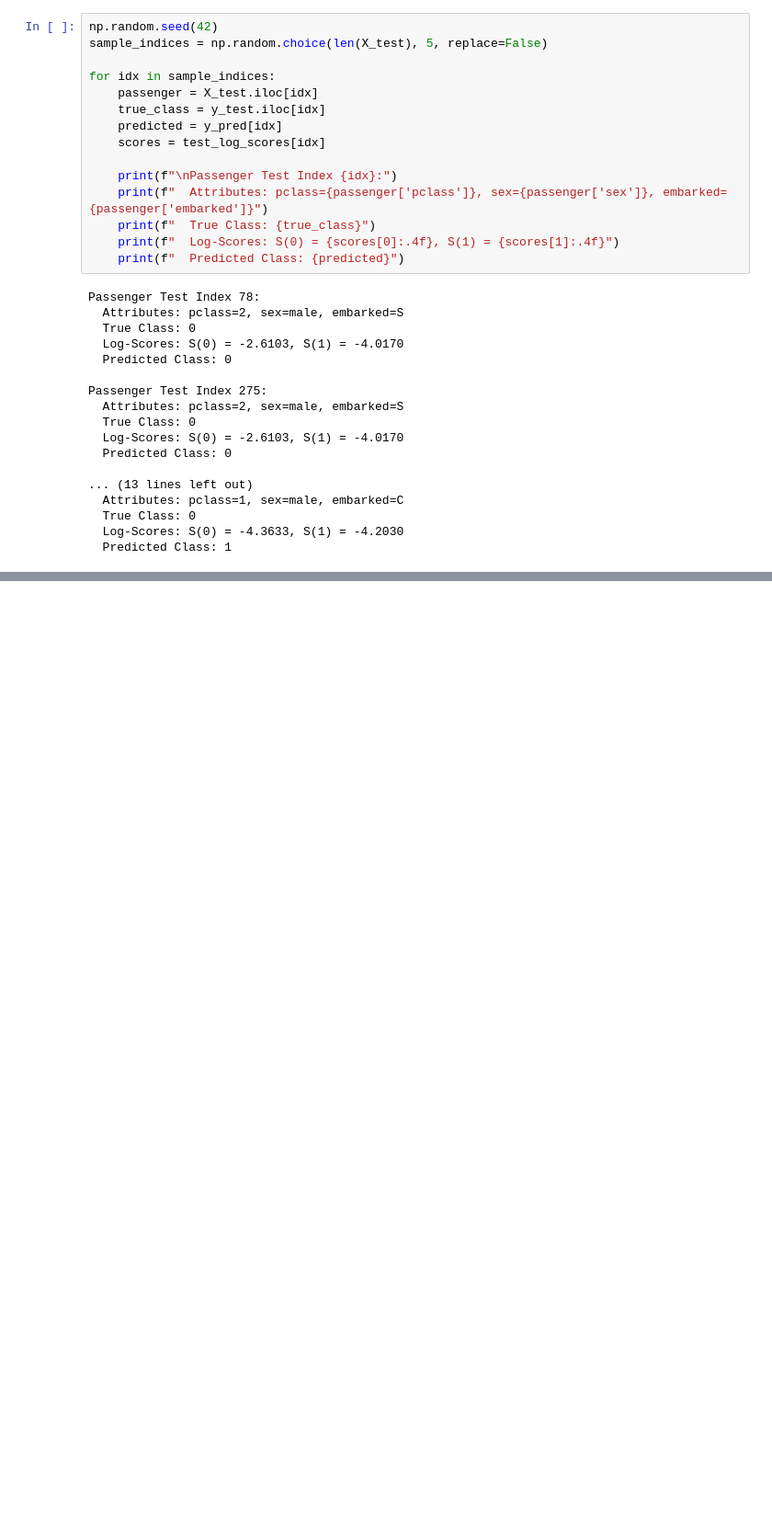
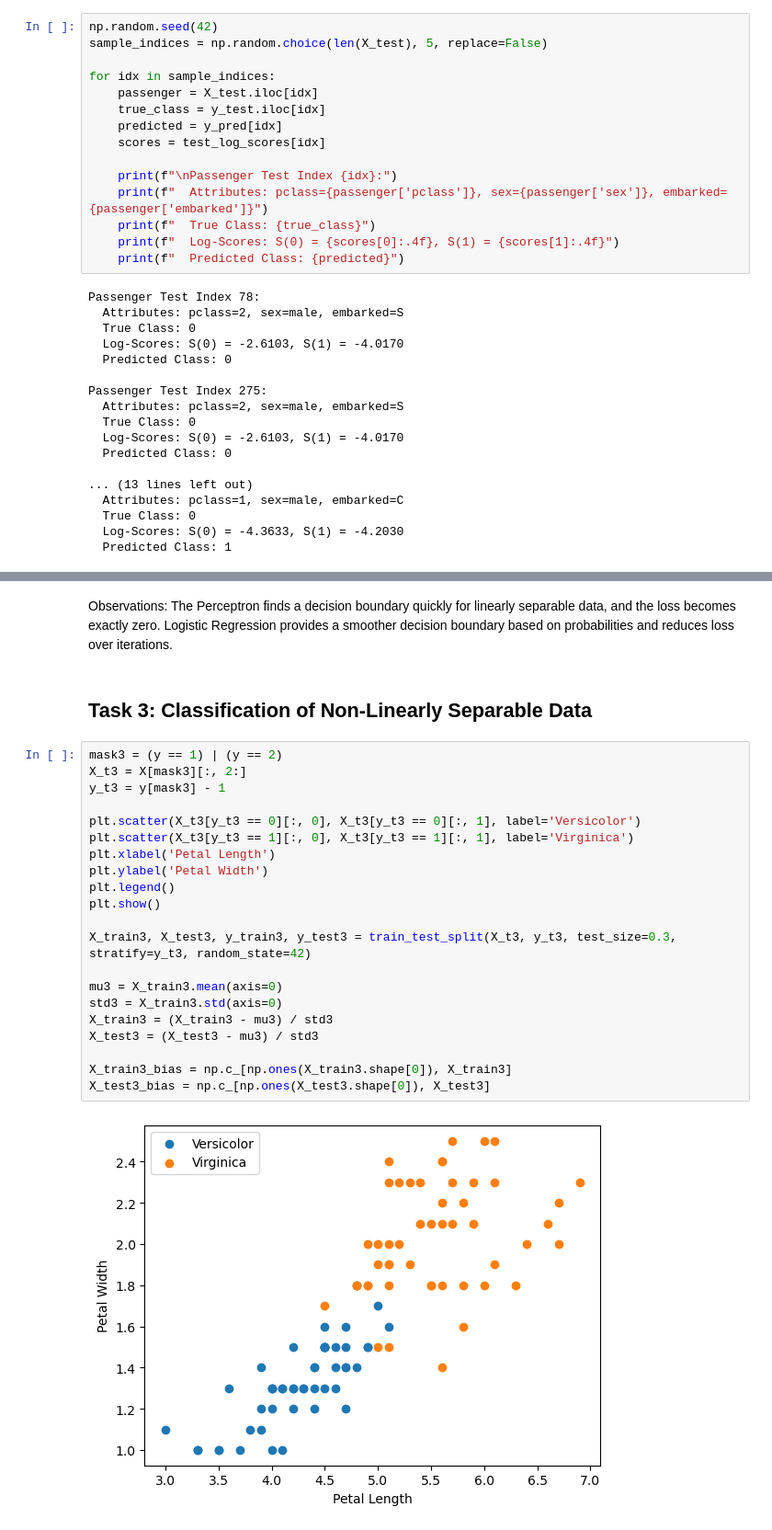
Before and after one commit to VirajBPatel22/DAU-MTech-Journey, a Jupyter notebook: sem 1/Machine Learning/Lab/lab 7/202611047_lab7.ipynb, the cells around one changed output, grey strips where cells are left out. Shown at 92% size. Cells and saved outputs as stored; diff of their text form; blank space fills up the shorter version.

```diff
--- a/sem 1/Machine Learning/Lab/lab 7/202611047_lab7.ipynb
+++ b/sem 1/Machine Learning/Lab/lab 7/202611047_lab7.ipynb
@@ -171,0 +296,28 @@ Passenger Test Index 275:
+# %% [markdown]
+Observations:
+The Perceptron finds a decision boundary quickly for linearly separable data, and the loss becomes exactly zero. Logistic Regression provides a smoother decision boundary based on probabilities and reduces loss over iterations.
+# %% [markdown]
+## Task 3: Classification of Non-Linearly Separable Data
+# %%
+mask3 = (y == 1) | (y == 2)
+X_t3 = X[mask3][:, 2:]
+y_t3 = y[mask3] - 1
+
+plt.scatter(X_t3[y_t3 == 0][:, 0], X_t3[y_t3 == 0][:, 1], label='Versicolor')
+plt.scatter(X_t3[y_t3 == 1][:, 0], X_t3[y_t3 == 1][:, 1], label='Virginica')
+plt.xlabel('Petal Length')
+plt.ylabel('Petal Width')
+plt.legend()
+plt.show()
+
+X_train3, X_test3, y_train3, y_test3 = train_test_split(X_t3, y_t3, test_size=0.3, stratify=y_t3, random_state=42)
+
+mu3 = X_train3.mean(axis=0)
+std3 = X_train3.std(axis=0)
+X_train3 = (X_train3 - mu3) / std3
+X_test3 = (X_test3 - mu3) / std3
+
+X_train3_bias = np.c_[np.ones(X_train3.shape[0]), X_train3]
+X_test3_bias = np.c_[np.ones(X_test3.shape[0]), X_test3]
+# %% [output]
+[figure, added]
```
Also changed, not shown: parts of 16 cells of this notebook, 11 other files.
